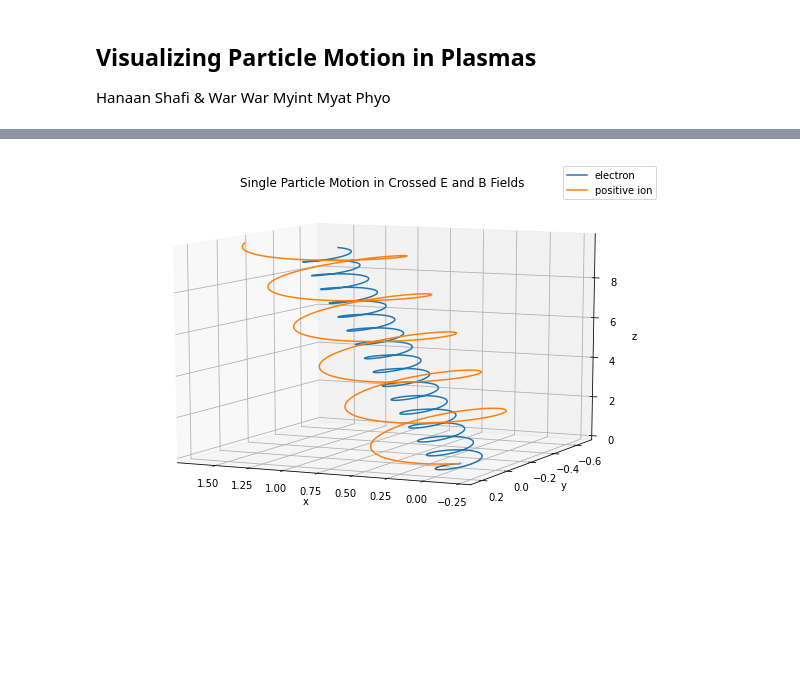
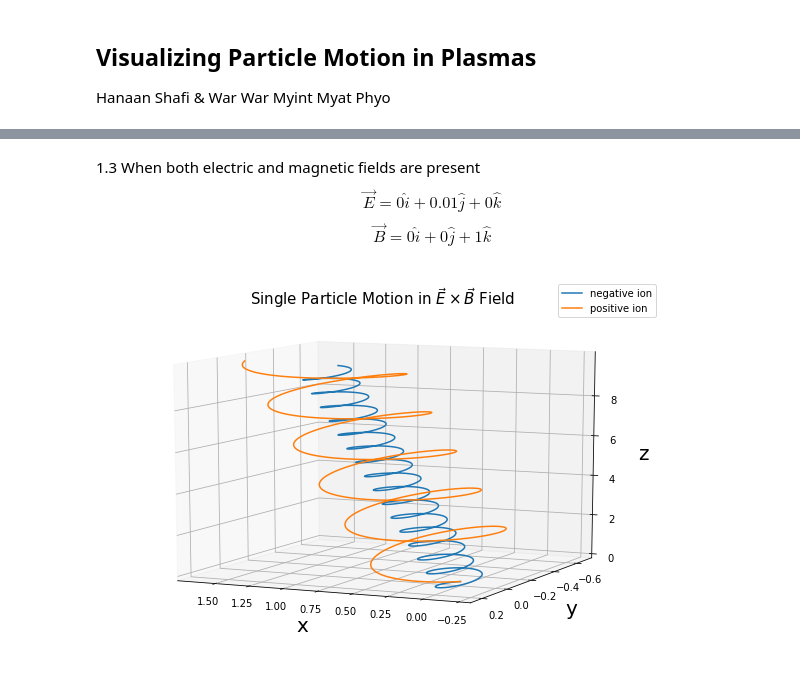
Before and after one commit to hanaanr/plasmaParticleMotion, a Jupyter notebook: plasma.ipynb, the cells around one changed output, grey strips where cells are left out. Saved outputs shown, nothing was run; the diff lists cells and outputs as text; code cells hidden in the pictures; blank space fills up the shorter version.

Commit message:
separated motion in E,B and ExB field

```diff
--- a/plasma.ipynb
+++ b/plasma.ipynb
@@ -41,3 +47,7 @@ def Lorentz(y, t, q, m, E, B):
+# %%
+# defining the vectors for electric and magnetic field
+E1 = np.array((0, 0, 0))
+B1 = np.array((0, 0, 1))
 # %%
 # let us define a time range over which we want to calculate the particle´s movements
 t = np.arange(0, 100, 0.1) # time range from 0 to 100 seconds, in the step of 0.1s
@@ -119,0 +144,6 @@ for i in range(1000):
+# %%
+E2 = np.array((0, 0.01, 0))
+B2 = np.array((0, 0, 0))
+# %%
+solution1E = odeint(Lorentz, y0, t, args=(q1, m1, E2, B2)) # negative
+solution2E = odeint(Lorentz, y0, t, args=(q2, m2, E2, B2)) # positive
@@ -119,0 +186,4 @@ for i in range(1000):
+# %% [markdown]
+1.3 When both electric and magnetic fields are present
+$$\vec{E} = 0\hat{i} + 0.01\hat{j} + 0\hat{k}$$
+$$\vec{B} = 0\hat{i} + 0\hat{j} + 1\hat{k}$$
@@ -120,14 +196,36 @@ for i in range(1000):
+# %%
+xlist1 = []
+xlist2= []
+ylist1 = []
+ylist2= []
+zlist1 = []
+zlist2 = []
+
+for i in range(1000):
+  x1= solution1[i][0]
+  x2 = solution2[i][0]
+  y1 = solution1[i][1]
+  y2 = solution2[i][1]
+  z1 = solution1[i][2]
+  z2 = solution2[i][2]
+  xlist1.append(x1)
+  xlist2.append(x2)
+  zlist1.append(z1)
+  zlist2.append(z2)
+  ylist1.append(y1)
+  ylist2.append(y2)
+  i += 1
 # %%
 # plot
 ax = plt.figure(figsize=(10, 7)).add_subplot(projection='3d')
 ax.view_init(elev=10., azim=115)
-ax.plot(xlist1, ylist1, zlist1, label= "electron")
+ax.plot(xlist1, ylist1, zlist1, label= "negative ion")
 ax.plot(xlist2, ylist2, zlist2, label = "positive ion")
 ax.legend()
-ax.set_title("Single Particle Motion in Crossed E and B Fields")
-ax.set_xlabel("x")
-ax.set_ylabel("y")
-ax.set_zlabel("z")
+ax.set_title(r"Single Particle Motion in $\vec{E}\times \vec{B}$ Field", fontsize = 15)
+ax.set_xlabel("x", fontsize = 20, labelpad = 10)
+ax.set_ylabel("y", fontsize = 20, labelpad = 10)
+ax.set_zlabel("z", fontsize = 20, labelpad = 10)
 plt.show()
 # %% [output]
-[figure, old version]
+[figure, new version]
```
Also changed, not shown: parts of 13 cells of this notebook.
